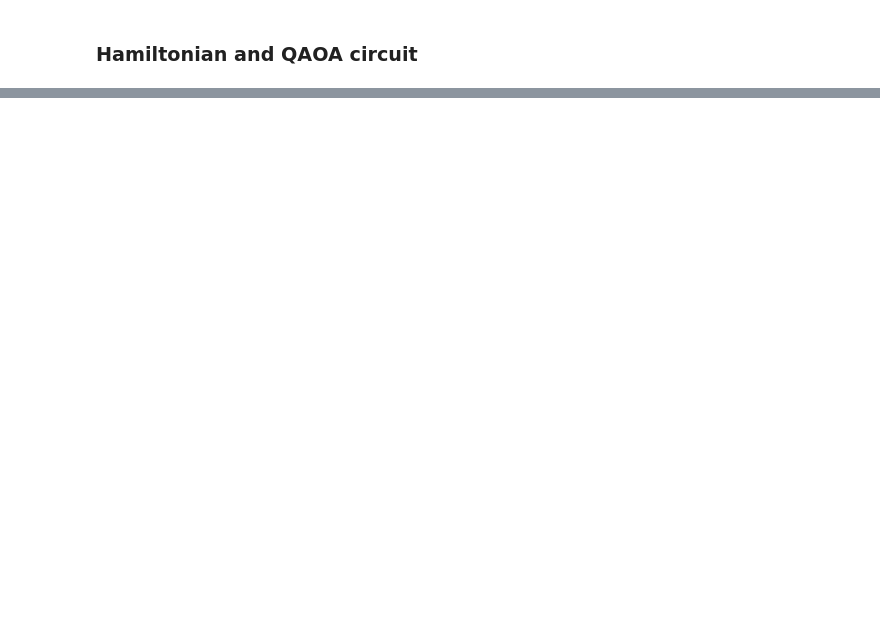
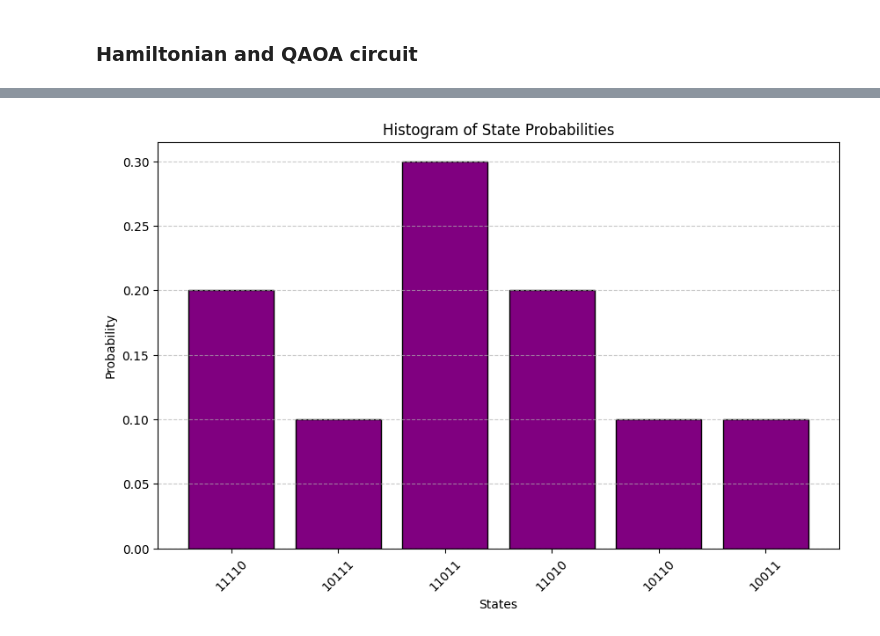
Before and after one commit to annafcosta/Operations-Research-QAOA, a Jupyter notebook: src/example_9_1_1.ipynb, the cells around one changed output, grey strips where cells are left out. Drawn from its saved outputs; the diff is of its cells as text; code cells hidden in the pictures; blank space fills up the shorter version.

```diff
--- a/src/example_9_1_1.ipynb
+++ b/src/example_9_1_1.ipynb
@@ -234,0 +296,18 @@ Minimize
+# %%
+def cost_func(params, ansatz, hamiltonian, estimator):
+    """Return estimate of energy from estimator
+
+    Parameters:
+        params (ndarray): Array of ansatz parameters
+        ansatz (QuantumCircuit): Parameterized ansatz circuit
+        hamiltonian (SparsePauliOp): Operator representation of Hamiltonian
+        estimator (EstimatorV2): Estimator primitive instance
+
+    Returns:
+        float: Energy estimate
+    """
+    pub = (ansatz, [hamiltonian], [params])
+    result = estimator.run(pubs=[pub]).result()
+    cost = result[0].data.evs[0]
+
+    return cost
@@ -234,0 +344,2 @@ Minimize
+# %%
+results = run_experiment(10, 5000, 5000)
@@ -234,0 +350,19 @@ Minimize
+# %%
+import matplotlib.pyplot as plt
+from collections import Counter
+
+state_counts = Counter(results)
+total_counts = sum(state_counts.values())
+
+state_probabilities = {state: count / total_counts for state, count in state_counts.items()}
+
+plt.figure(figsize=(10, 6))
+plt.bar(state_probabilities.keys(), state_probabilities.values(), color='purple', edgecolor='black')
+plt.xlabel('States')
+plt.ylabel('Probability')
+plt.title('Histogram of State Probabilities')
+plt.xticks(rotation=45)
+plt.grid(axis='y', linestyle='--', alpha=0.7)
+plt.show()
+# %% [output]
+[figure, added]
```
Also changed, not shown: parts of 18 cells of this notebook.
